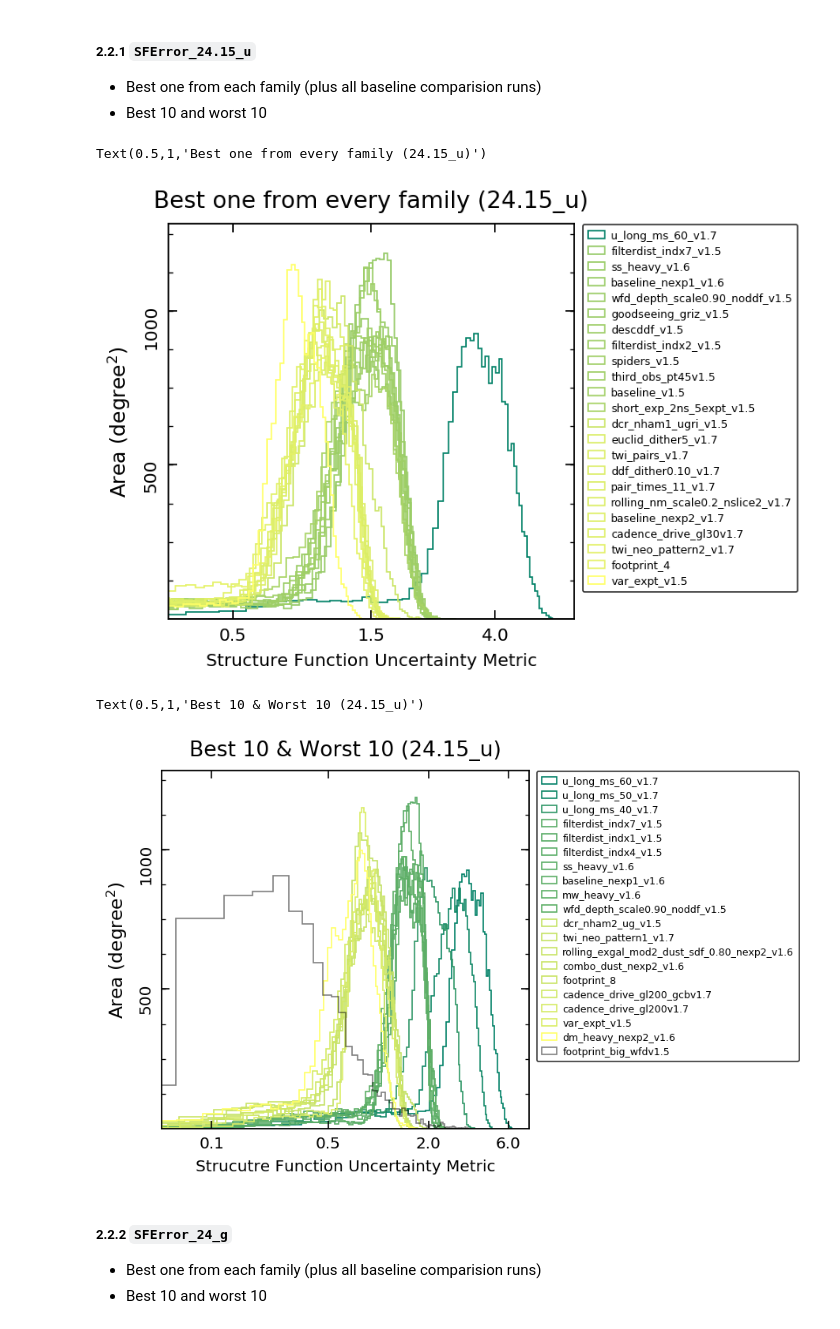
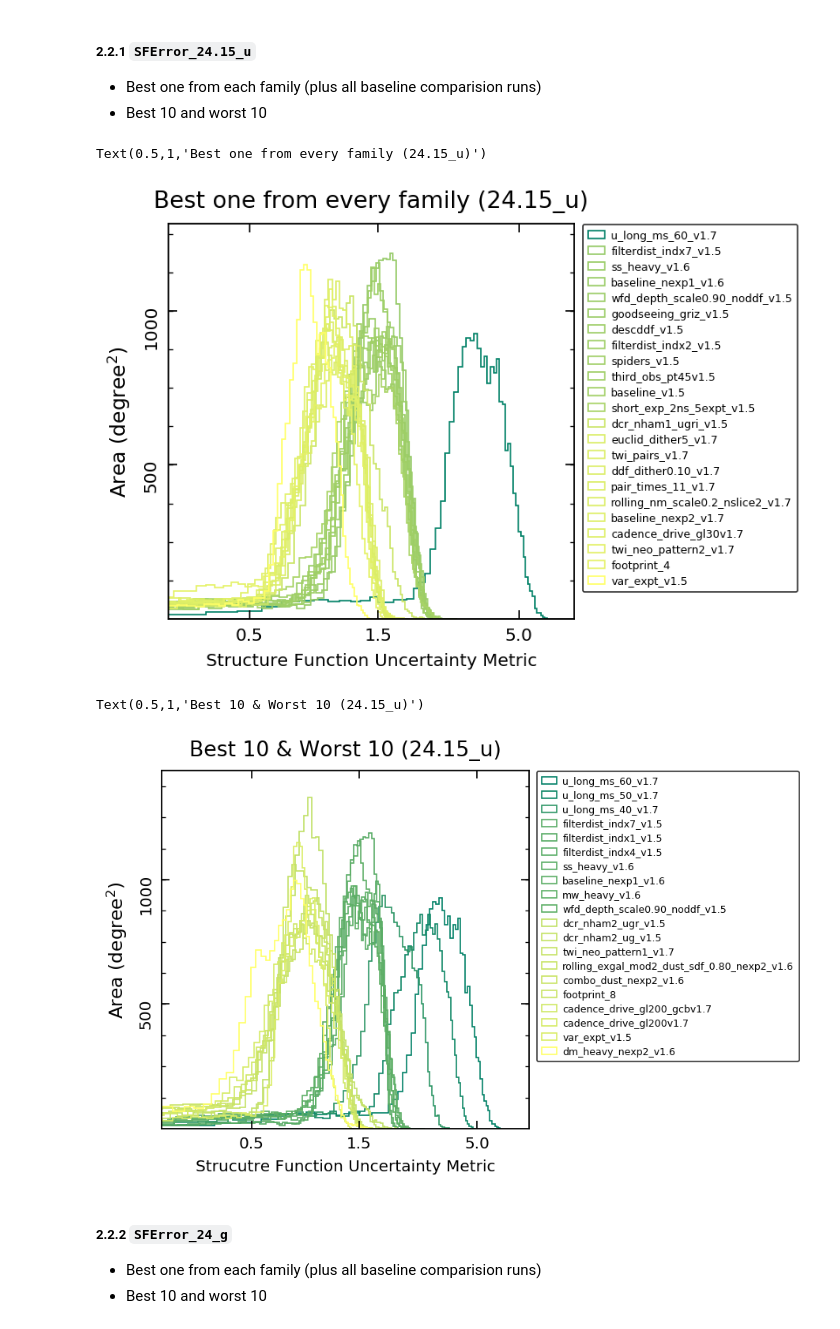
Before and after one commit to RichardsGroup/LSST_SF_Metric, a Jupyter notebook: notebooks/03_Analyze_WFD.ipynb, the cells around one changed output. Drawn from its saved outputs; the diff is of its cells as text; code cells hidden in the pictures.

Commit message:
rerun WFD metric on footprint_big_wfdv1.5; update run all WFD script name

```diff
--- a/notebooks/03_Analyze_WFD.ipynb
+++ b/notebooks/03_Analyze_WFD.ipynb
@@ -193,9 +193,9 @@ for run in best_u_family.index:
 
 # tick & format
 ax.set_xscale('log', basex=10)
-ax.set_xbound(lower=0.3, upper=7.5)
+ax.set_xbound(lower=0.25, upper=8)
 ax.tick_params(top=True, right=True, which='both')
-ax.xaxis.set_major_locator(plt.FixedLocator([0.5, 1.5, 4]))
+ax.xaxis.set_major_locator(plt.FixedLocator([0.5, 1.5, 5]))
 ax.xaxis.set_major_formatter(plt.FormatStrFormatter('%.1f'))
 ax.xaxis.set_minor_locator(plt.NullLocator())
 
@@ -210,7 +210,7 @@ ax.set_ylabel('Area ($\mathrm{degree^{2}}$)', labelpad=7)
 plt.title('Best one from every family (24.15_u)')
 # %% [output]
 Text(0.5,1,'Best one from every family (24.15_u)')
-[figure, old version]
+[figure, new version]
 # %%
 # plot distribution
 fig, ax = plt.subplots(1, 1, figsize=(5, 5), dpi=120)
@@ -220,7 +220,7 @@ summary_df_all = summary_df_all.sort_values('SFError_24.15_u_Median')
 
 # create normalization object
 uNormAll = mpl.colors.Normalize(vmin=summary_df_all['SFError_24.15_u_Median'].min(),
-                              vmax=summary_df_all['SFError_24.15_u_Median'][-2])
+                              vmax=summary_df_all['SFError_24.15_u_Median'].max())
 bins = 60
 density = False
 
@@ -244,44 +244,39 @@ for run in summary_df_all.index[:10]:
 for run in summary_df_all.index[-10:]:
 
     # match keys
     keys = [*final_bundleDicts[run].keys()]
     metricKey = [elem for elem in keys if elem[1] == 'SFError_24.15_u'][0]
 
     # need to mask the pixels that have no available data
     mask = final_bundleDicts[run][metricKey].metricValues.mask
     data = final_bundleDicts[run][metricKey].metricValues.data[~mask]
     data = data[~(np.isnan(data) | np.isinf(data))]
 
-    if run == summary_df_all.index[-1]:
-        c = 'k'
-        _ =  ax.hist(norm_metric_u/data, bins=bins, histtype='step', color=c,
-                     density=density, label=f"{run.rsplit('_', 1)[0]}", alpha=0.5)
-    else:
-        c = mpl.cm.summer(uNormAll(summary_df_all.loc[run, 'SFError_24.15_u_Median']))
-        ax.hist(norm_metric_u/data, bins=bins, histtype='step', color=c,
-                 density=density, label=f"{run.rsplit('_', 1)[0]}")
+    c = mpl.cm.summer(uNormAll(summary_df_all.loc[run, 'SFError_24.15_u_Median']))
+    ax.hist(norm_metric_u/data, bins=bins, histtype='step', color=c,
+             density=density, label=f"{run.rsplit('_', 1)[0]}")
 
 
 # tick & format
 ax.set_xscale('log', basex=10)
-ax.set_xbound(lower=0.05, upper=8)
+ax.set_xbound(lower=0.2, upper=8.5)
 ax.tick_params(top=True, right=True, which='both')
-ax.xaxis.set_major_locator(plt.FixedLocator([0.1, 0.5, 2, 6]))
+ax.xaxis.set_major_locator(plt.FixedLocator([0.5, 1.5, 5]))
 ax.xaxis.set_major_formatter(plt.FormatStrFormatter('%.1f'))
 ax.xaxis.set_minor_locator(plt.NullLocator())
 
 # label & legend
 ax.set_xlabel('Strucutre Function Uncertainty Metric', fontsize=12)
 ax.legend(fontsize=7.5, bbox_to_anchor=(1.0, 1.02), edgecolor='k', loc=2, labelspacing=0.4)
 
 ax.yaxis.set_major_locator(plt.FixedLocator(np.array([500, 1000, 1500, 2000])/(54.967783/60)**2))
 y_vals = ax.get_yticks()
 ax.set_yticklabels(['{:.0f}'.format(x * (54.967783/60)**2) for x in y_vals], rotation=90)
 ax.set_ylabel('Area ($\mathrm{degree^{2}}$)', labelpad=7)
 plt.title('Best 10 & Worst 10 (24.15_u)')
 # %% [output]
 Text(0.5,1,'Best 10 & Worst 10 (24.15_u)')
-[figure, old version]
+[figure, new version]
 # %% [markdown]
 ##### 2.2.2 `SFError_24_g`
 - Best one from each family (plus all baseline comparision runs)
```
Also changed, not shown: parts of 2 cells of this notebook, 1 other file.
